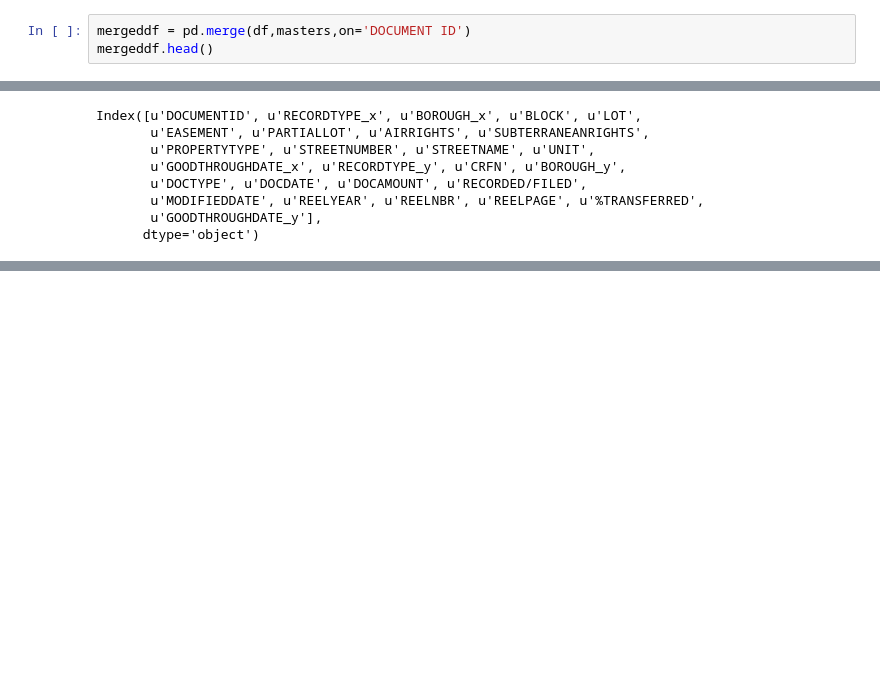
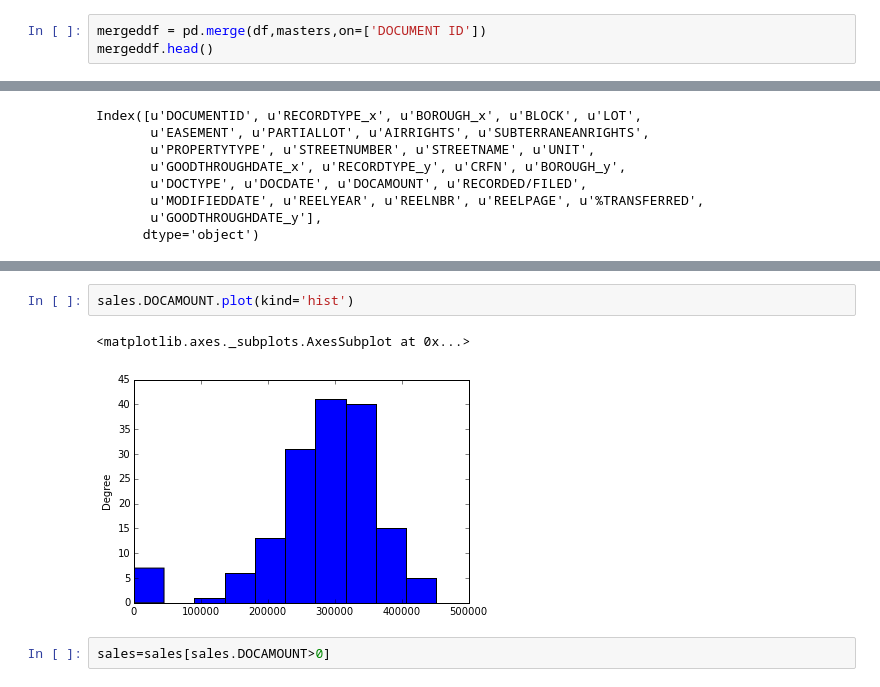
Before and after one commit to Jwerberg/slideruleprojects, a Jupyter notebook: Initial Coop Data Story.ipynb, the cells around one changed output, grey strips where cells are left out. Saved outputs shown, nothing was run; the diff lists cells and outputs as text; blank space fills up the shorter version.

```diff
--- a/Initial Coop Data Story.ipynb
+++ b/Initial Coop Data Story.ipynb
@@ -72,7 +73,7 @@ masters.head()
 | 3 | 2013010301805001 | A | 2.013000e+12 | 1 | RPTT&RET | 01/16/2013 | 375000 | 03/15/2013 | ... |
 | 4 | 2004101901070001 | A | 2.004001e+12 | 4 | RPTT&RET | 10/08/2004 | 243000 | 11/08/2004 | ... |
 # %%
-mergeddf = pd.merge(df,masters,on='DOCUMENT ID')
+mergeddf = pd.merge(df,masters,on=['DOCUMENT ID'])
 mergeddf.head()
 # %% [output]
 |  | DOCUMENT ID | RECORD TYPE_x | BOROUGH_x | BLOCK | LOT | EASEMENT | PARTIAL LOT | AIR RIGHTS | ... |
@@ -130,0 +206,7 @@ Index([u'DOCUMENTID', u'RECORDTYPE_x', u'BOROUGH_x', u'BLOCK', u'LOT',
+# %%
+sales.DOCAMOUNT.plot(kind='hist')
+# %% [output]
+<matplotlib.axes._subplots.AxesSubplot at 0x...>
+[figure, added]
+# %%
+sales=sales[sales.DOCAMOUNT>0]
```
Also changed, not shown: parts of 12 cells of this notebook.
